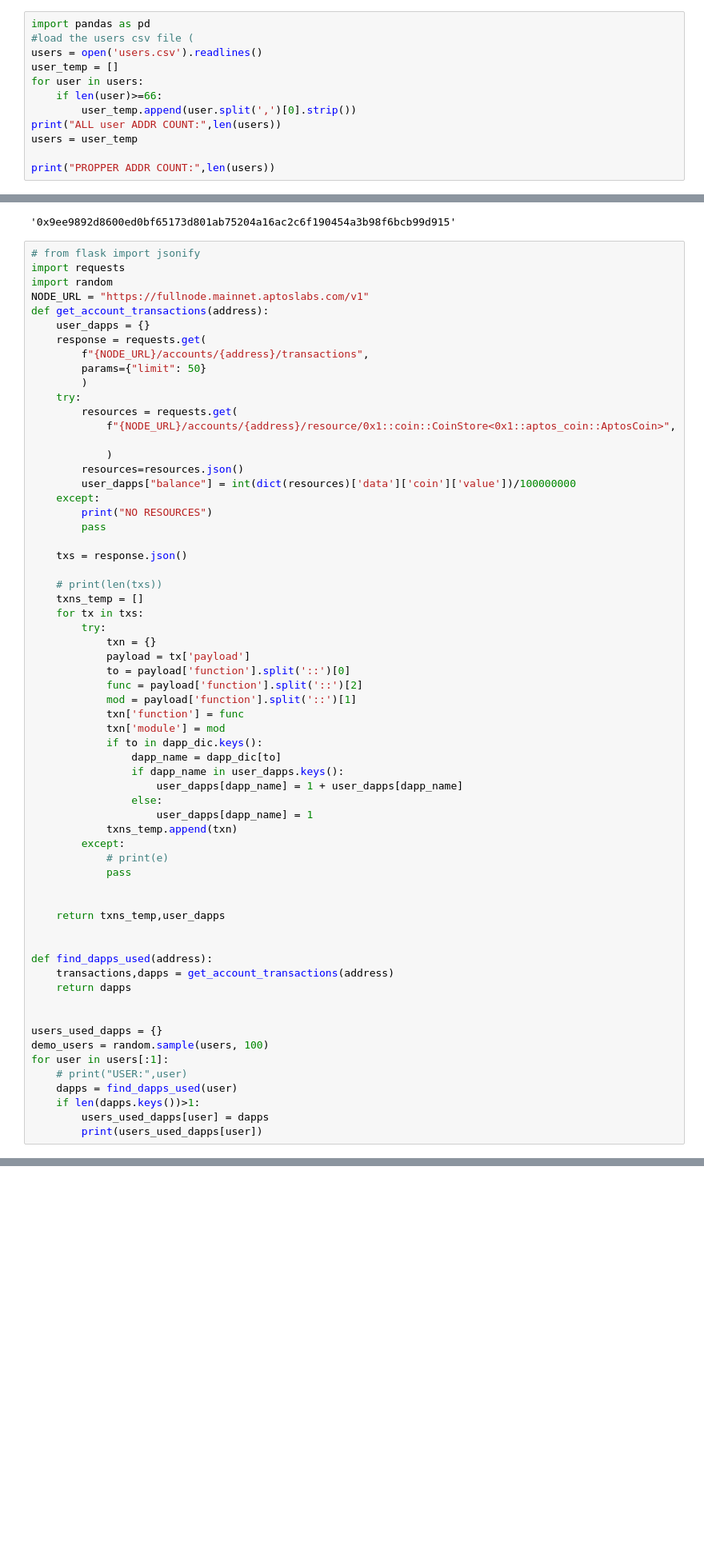
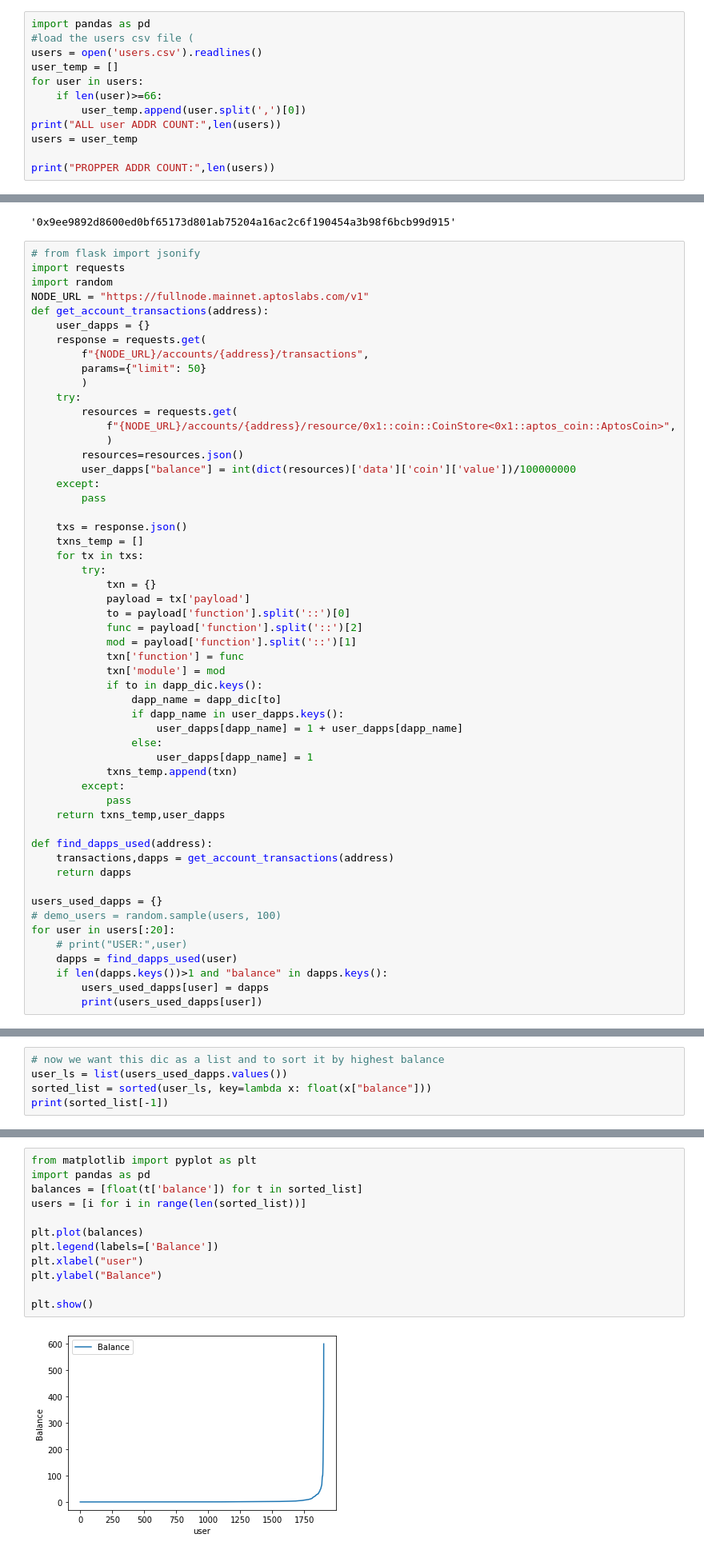
Before and after one commit to Jack-kelly-22/466-final, a Jupyter notebook: explore.ipynb, the cells around one changed output, grey strips where cells are left out. Shown: that part at 80% size. Saved outputs shown, nothing was run; the diff lists cells and outputs as text; blank space fills up the shorter version.

```diff
--- a/explore.ipynb
+++ b/explore.ipynb
@@ -16,7 +16,7 @@ users = open('users.csv').readlines()
 user_temp = []
 for user in users:
     if len(user)>=66:
-        user_temp.append(user.split(',')[0].strip())
+        user_temp.append(user.split(',')[0])
 print("ALL user ADDR COUNT:",len(users))
 users = user_temp
 
@@ -61,17 +62,13 @@ def get_account_transactions(address):
     try:
         resources = requests.get(
             f"{NODE_URL}/accounts/{address}/resource/0x1::coin::CoinStore<0x1::aptos_coin::AptosCoin>",
-
             )
         resources=resources.json()
         user_dapps["balance"] = int(dict(resources)['data']['coin']['value'])/100000000
     except:
-        print("NO RESOURCES")
         pass
 
     txs = response.json()
-
-    # print(len(txs))
     txns_temp = []
     for tx in txs:
         try:
@@ -90,24 +87,19 @@ def get_account_transactions(address):
                     user_dapps[dapp_name] = 1
             txns_temp.append(txn)
         except:
-            # print(e)
             pass
-
-
     return txns_temp,user_dapps
-
 
 def find_dapps_used(address):
     transactions,dapps = get_account_transactions(address)
     return dapps
 
-
 users_used_dapps = {}
-demo_users = random.sample(users, 100)
-for user in users[:1]:
+# demo_users = random.sample(users, 100)
+for user in users[:20]:
     # print("USER:",user)
     dapps = find_dapps_used(user)
-    if len(dapps.keys())>1:
+    if len(dapps.keys())>1 and "balance" in dapps.keys():
         users_used_dapps[user] = dapps
         print(users_used_dapps[user])
 # %% [output]
@@ -125,0 +127,5 @@ with open("user_dapps.txt", "w") as output:
+# %%
+# now we want this dic as a list and to sort it by highest balance
+user_ls = list(users_used_dapps.values())
+sorted_list = sorted(user_ls, key=lambda x: float(x["balance"]))
+print(sorted_list[-1])
@@ -125,0 +134,14 @@ with open("user_dapps.txt", "w") as output:
+# %%
+from matplotlib import pyplot as plt
+import pandas as pd
+balances = [float(t['balance']) for t in sorted_list]
+users = [i for i in range(len(sorted_list))]
+
+plt.plot(balances)
+plt.legend(labels=['Balance'])
+plt.xlabel("user")
+plt.ylabel("Balance")
+
+plt.show()
+# %% [output]
+[figure, added]
```
Also changed, not shown: parts of 18 cells of this notebook.
